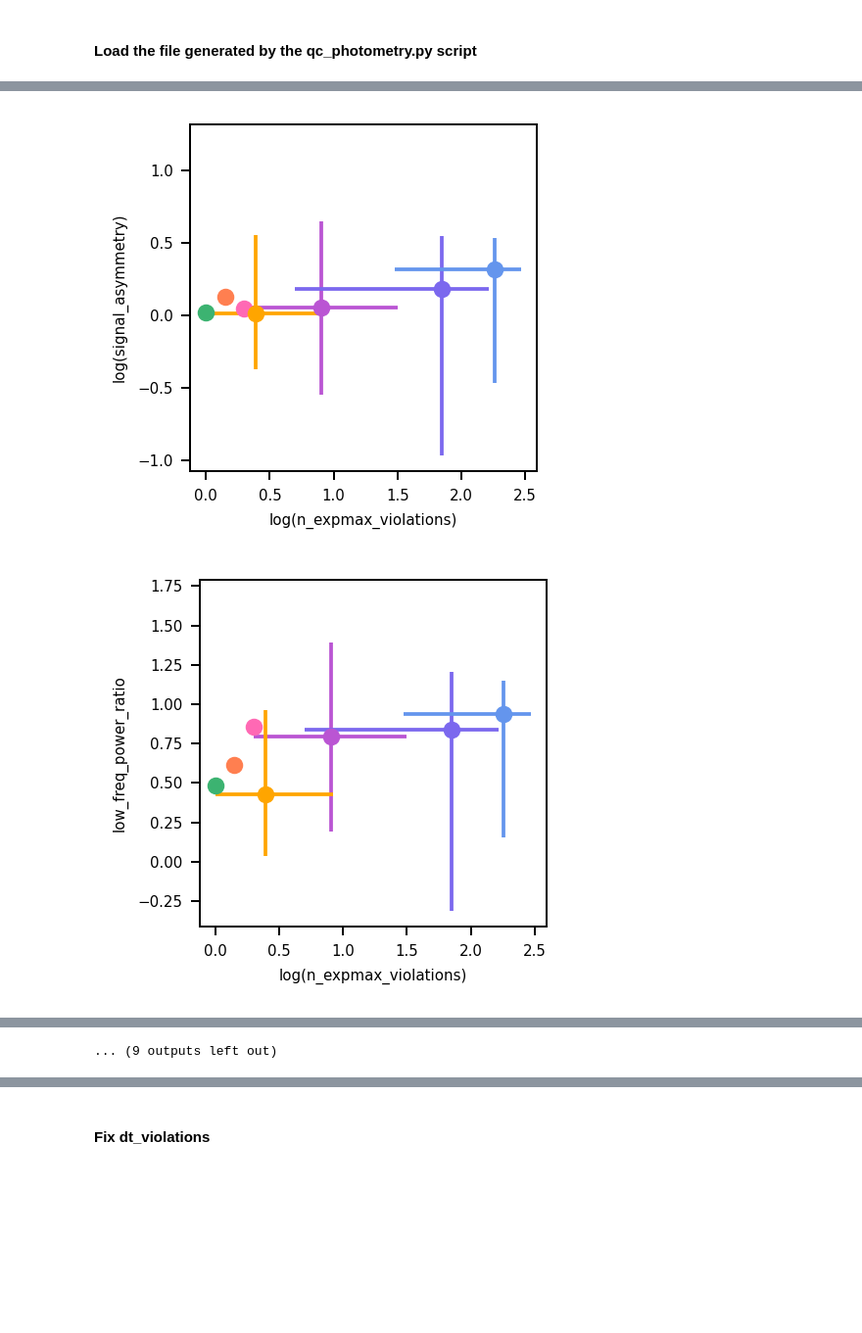
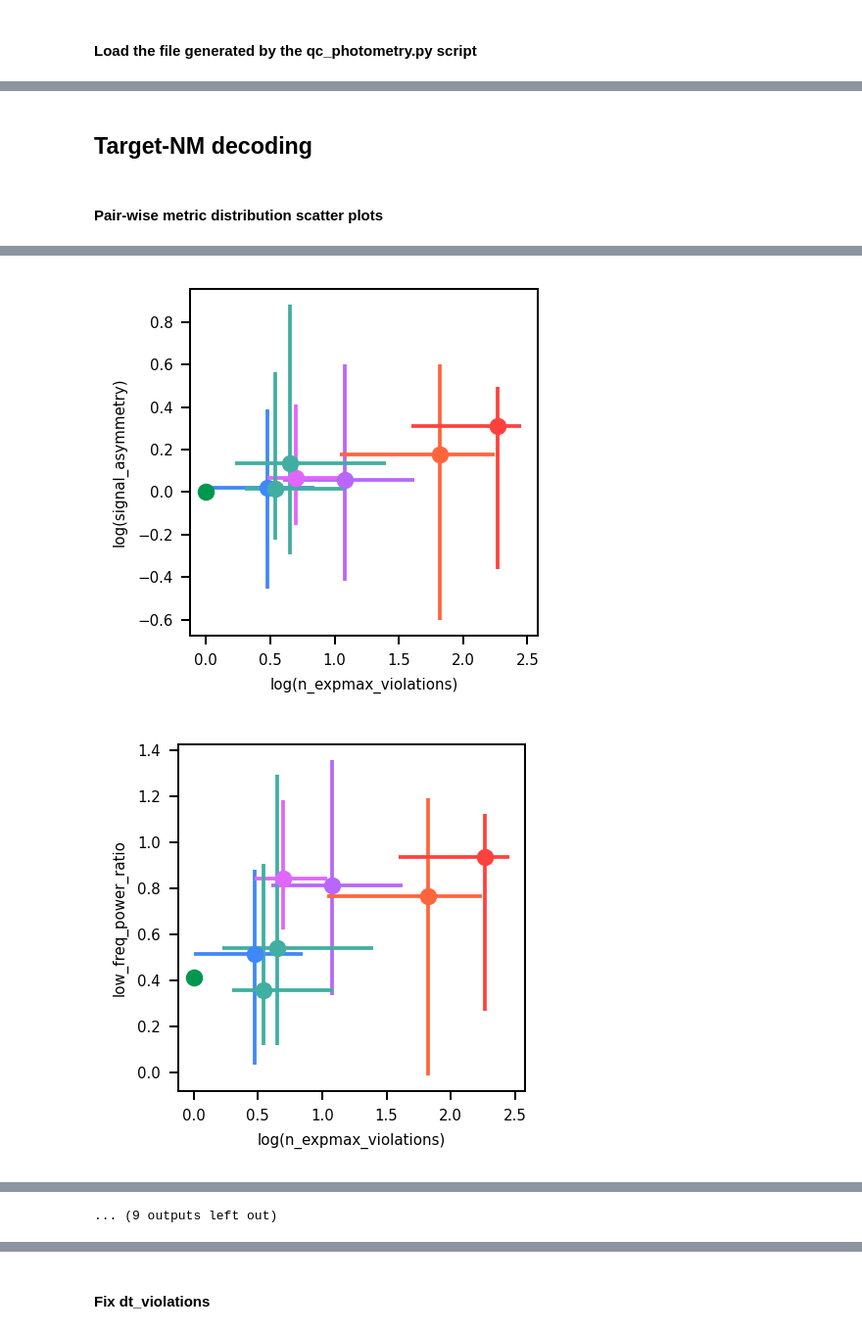
Before and after one commit to davcrom/ibl_neuromodulators, a Jupyter notebook: 01_quality_control.ipynb, the cells around one changed output, grey strips where cells are left out. Shown at 98% size. Drawn from its saved outputs; the diff is of its cells as text; code cells hidden in the pictures; blank space fills up the shorter version.

```diff
--- a/01_quality_control.ipynb
+++ b/01_quality_control.ipynb
@@ -53,3 +64,5 @@ df = df_sessions.query('local_photometry == True')
 # %%
 qc_fname = 'qc_photometry.pqt'
 df_qc = pd.read_parquet(qc_fname)
+# Add a combined target-NM column
+df_qc['target_NM'] = df_qc.apply(lambda x: '-'.join([x['target'], x['NM']]), axis='columns')
@@ -301,16 +111,5 @@ slidingmetric_aggfunc = {
     'expmax_violation': np.mean
 }
 
-def _agg_sliding_metric(series, metric=None, agg_func=np.mean, window=300):
-    assert metric is not None
-    if series[f'_{metric}_values'] is None:
-        return np.nan
-    t = series[f'_{metric}_times']
-    t_mid = t.min() + (t.max() - t.min()) / 2
-    i0, i1 = t.searchsorted([t_mid - window, t_mid + window]).clip(0, len(t) - 1)
-    # i0, i1 = t.searchsorted([t.min() + buffer, t.max() - buffer])
-    evs = series[f'_{metric}_values'][i0:i1]
-    return agg_func(evs)
-
 for metric, agg_func in slidingmetric_aggfunc.items():
-    df_targets[metric] = df_targets.apply(_agg_sliding_metric, metric=metric, agg_func=agg_func, axis='columns')
+    df_qc[metric] = df_qc.apply(_agg_sliding_metric, metric=metric, agg_func=agg_func, axis='columns')
@@ -413,40 +168,36 @@ fig.savefig('qc/figures/n_expmax_violins.svg')
+# %% [markdown]
+## Target-NM decoding
+# %% [markdown]
+#### Pair-wise metric distribution scatter plots
 # %%
 m = sliding_metrics + processed_metrics
-
-log_transform = {
-    'deviance': True,
-    'n_expmax_violations': True,
-    'expmax_violation': True,
-    'percentile_dist': False,
-    'signal_asymmetry': True,
-    'low_freq_power_ratio': False,
-    'ar_score': False
-}
-
 for i in range(len(m)):
     for j in range(len(m)):
         if i >= j:
             continue
 
         fig, ax = plt.subplots()
-        for target_NM, group in df_targets.groupby('target_NM'):
+        for target_NM, group in df_qc.groupby('target_NM'):
 
-            mi_values = np.log10(group[m[i]]) if log_transform[m[i]] else group[m[i]]
+            mi_values = np.log10(group[m[i]]) if metric_logtransform[m[i]] else group[m[i]]
             x_neg, x, x_pos = mi_values.dropna().quantile([.25, .5, .75])
             x_neg = x - x_neg
             x_pos = x_pos - x
 
-            mj_values = np.log10(group[m[j]]) if log_transform[m[j]] else group[m[j]]
+            mj_values = np.log10(group[m[j]]) if metric_logtransform[m[j]] else group[m[j]]
             y_neg, y, y_pos = mj_values.dropna().quantile([.25, .5, .75])
             y_neg = y - y_neg
             y_pos = y_pos - y
 
-            ax.errorbar(x, y, marker='o', xerr=np.array([[x_neg], [x_pos]]), yerr=np.array([[x_neg], [x_pos]]), color=colors[target_NM])
-            if log_transform[m[i]]:
+            ax.errorbar(
+                x, y, xerr=np.array([[x_neg], [x_pos]]), yerr=np.array([[x_neg], [x_pos]]),
+                marker='o', color=TARGETNM_COLORS[target_NM]
+            )
+            if metric_logtransform[m[i]]:
                 ax.set_xlabel(f'log({m[i]})')
             else:
                 ax.set_xlabel(m[i])
-            if log_transform[m[j]]:
+            if metric_logtransform[m[j]]:
                 ax.set_ylabel(f'log({m[j]})')
             else:
                 ax.set_ylabel(m[j])
@@ -464,2 +215,2 @@ for i in range(len(m)):
-[figure, old version]
+[figure, new version]
-[figure, old version]
+[figure, new version]
```
Also changed, not shown: parts of 48 cells of this notebook, 7 other files.
